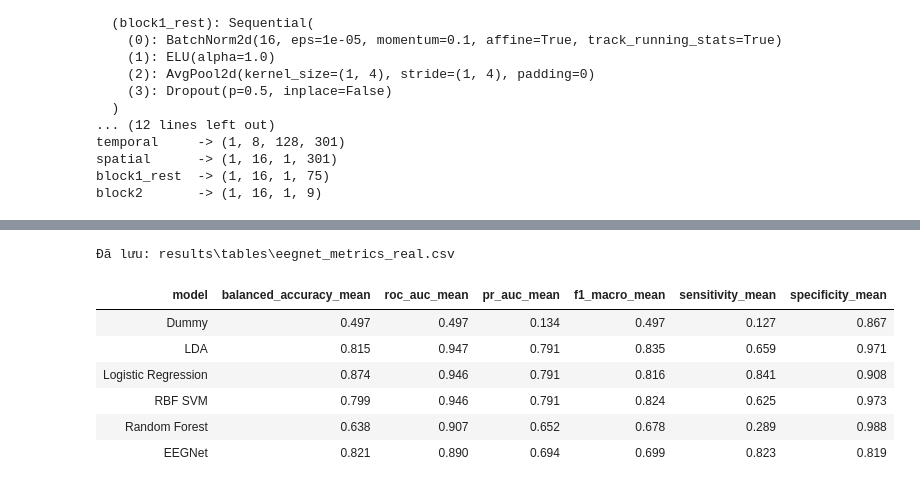
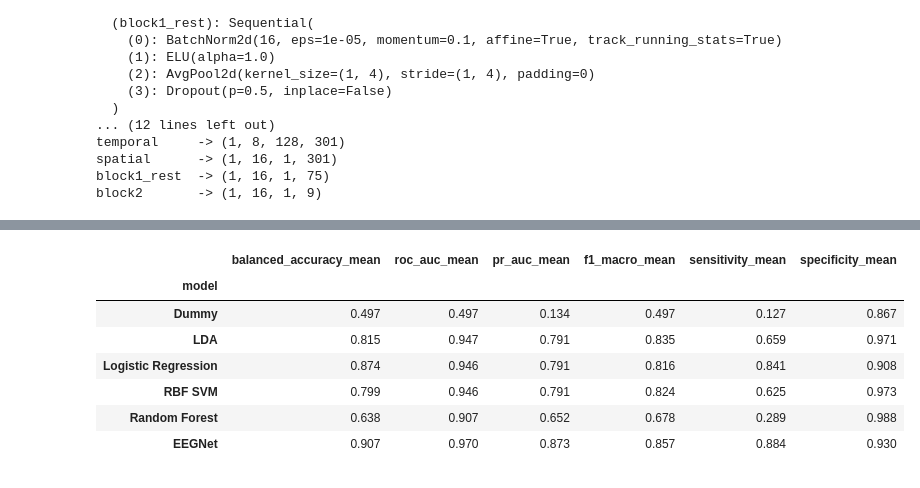
Before and after one commit to amebett1/EEG, a Jupyter notebook: notebooks/04_deep_learning.ipynb, the cells around one changed output, grey strips where cells are left out. Drawn from its saved outputs; the diff is of its cells as text; code cells hidden in the pictures.

```diff
--- a/notebooks/04_deep_learning.ipynb
+++ b/notebooks/04_deep_learning.ipynb
@@ -43,7 +44,7 @@ PyTorch 2.7.1+cu118, thiết bị: cuda (NVIDIA GeForce RTX 4060)
 **Dữ liệu mô phỏng** (`make_synthetic_dataset`): 5 người × 400 trial, khoảng 12% target. Mỗi trial có N1/P2 thị giác, nhiễu 1/f tương quan giữa các kênh và alpha ~10 Hz; trial target có thêm P300 (~350–450 ms, độ trễ dao động) phân bố quanh "vùng đỉnh" (quanh kênh 80). SNR cố ý để thấp (P300 ~3 µV, nhiễu ~10 µV) để bài toán không quá dễ. Kết quả trên dữ liệu này **chỉ để kiểm tra pipeline chạy đúng**, không so sánh được với số liệu thật của V5.
 # %%
 DATA_MODE = "auto"
-REAL_SUBJECTS = ["sub-01"]          # None = toàn bộ 39 người hợp lệ
+REAL_SUBJECTS = None                # None = toàn bộ 39 người hợp lệ; ["sub-01"] để thử nhanh 1 người
 
 use_real = DATA_MODE == "real" or (DATA_MODE == "auto" and real_data_available(REAL_SUBJECTS))
 if use_real:
@@ -55,7 +56,7 @@ else:
 
 times = TMIN + np.arange(X.shape[2]) / SFREQ
 print(f"Dữ liệu: {DATA_TAG}")
-print(f"X: {X.shape} (trial, kênh, mẫu), đơn vị µV")
+print(f"X: {X.shape} (trial, kênh, mẫu), đơn vị µV, {X.nbytes / 2**30:.2f} GB")
 print(f"Số người: {len(np.unique(groups))}")
 print(f"Target: {int(y.sum())} / {len(y)} trial ({y.mean():.1%})")
 # %% [output]
@@ -189,6 +197,18 @@ Trong mỗi fold: tách 15% tập train làm validation cho early stopping; hệ
 # %%
-fold_df, oof_probs, histories = cross_validate(X, y, groups, n_splits=5, epochs=EPOCHS,
-                                               patience=PATIENCE, batch_size=BATCH_SIZE, lr=LR,
-                                               device=DEVICE)
+RERUN_CV = False
+folds_csv = TABLE_DIR / f"eegnet_folds_{DATA_TAG}.csv"
+oof_npz = TABLE_DIR / f"eegnet_oof_{DATA_TAG}.npz"
+
+loaded = False
+if not RERUN_CV and folds_csv.exists() and oof_npz.exists():
+    saved = np.load(oof_npz)
+    if len(saved["y"]) == len(y) and np.array_equal(saved["y"], y):
+        fold_df, oof_probs = pd.read_csv(folds_csv), saved["oof_probs"]
+        loaded = True
+        print(f"Đọc kết quả CV đã lưu từ script: {folds_csv.relative_to(ROOT)}, {oof_npz.relative_to(ROOT)}")
+if not loaded:
+    fold_df, oof_probs, histories = cross_validate(X, y, groups, n_splits=5, epochs=EPOCHS,
+                                                   patience=PATIENCE, batch_size=BATCH_SIZE, lr=LR,
+                                                   device=DEVICE)
 fold_df.round(3)
 # %% [output]
@@ -207,31 +222,32 @@ Fold 5: AUC 0.818  BAcc 0.689  PR-AUC 0.449  (100 epoch, 88s)
 # %%
 summary = summarize("EEGNet", fold_df, y, oof_probs)
 summary_df = pd.DataFrame([summary])
 
-TABLE_DIR.mkdir(parents=True, exist_ok=True)
-out_csv = TABLE_DIR / f"eegnet_metrics_{DATA_TAG}.csv"
-summary_df.to_csv(out_csv, index=False)
-print(f"Đã lưu: {out_csv.relative_to(ROOT)}")
+if not loaded:  # chỉ ghi bảng khi CV được chạy trong notebook (tránh ghi đè kết quả script)
+    TABLE_DIR.mkdir(parents=True, exist_ok=True)
+    out_csv = TABLE_DIR / f"eegnet_metrics_{DATA_TAG}.csv"
+    summary_df.to_csv(out_csv, index=False)
+    print(f"Đã lưu: {out_csv.relative_to(ROOT)}")
 
 cols = ["model", "balanced_accuracy_mean", "roc_auc_mean", "pr_auc_mean",
         "f1_macro_mean", "sensitivity_mean", "specificity_mean"]
 baseline_csv = TABLE_DIR / "baseline_metrics.csv"
 table = summary_df[cols]
 if baseline_csv.exists():
     table = pd.concat([pd.read_csv(baseline_csv)[cols], table], ignore_index=True)
-if DATA_TAG != "real":
-    print("Lưu ý: baseline V5 tính trên đặc trưng của dữ liệu thật; dòng EEGNet ở đây là dữ liệu mô phỏng, "
-          "chỉ để tham khảo định dạng, KHÔNG so sánh trực tiếp.")
+if DATA_TAG != "real" or len(np.unique(groups)) < 39:
+    print("Lưu ý: baseline V5 dùng 39 người với GroupKFold; dòng EEGNet ở đây KHÔNG cùng tập dữ liệu, "
+          "không so sánh trực tiếp.")
 table.set_index("model").round(3)
 # %% [output]
-Đã lưu: results\tables\eegnet_metrics_real.csv
-| model | balanced_accuracy_mean | roc_auc_mean | pr_auc_mean | f1_macro_mean | sensitivity_mean | specificity_mean |
+|  | balanced_accuracy_mean | roc_auc_mean | pr_auc_mean | f1_macro_mean | sensitivity_mean | specificity_mean |
+| model |  |  |  |  |  |  |
 | Dummy | 0.497 | 0.497 | 0.134 | 0.497 | 0.127 | 0.867 |
 | LDA | 0.815 | 0.947 | 0.791 | 0.835 | 0.659 | 0.971 |
 | Logistic Regression | 0.874 | 0.946 | 0.791 | 0.816 | 0.841 | 0.908 |
 | RBF SVM | 0.799 | 0.946 | 0.791 | 0.824 | 0.625 | 0.973 |
 | Random Forest | 0.638 | 0.907 | 0.652 | 0.678 | 0.289 | 0.988 |
-| EEGNet | 0.821 | 0.890 | 0.694 | 0.699 | 0.823 | 0.819 |
+| EEGNet | 0.907 | 0.970 | 0.873 | 0.857 | 0.884 | 0.930 |
 # %%
 fig, axes = plt.subplots(1, 2, figsize=(12, 5))
 fpr, tpr, _ = roc_curve(y, oof_probs)
```
Also changed, not shown: parts of 12 cells of this notebook, 23 other files.
